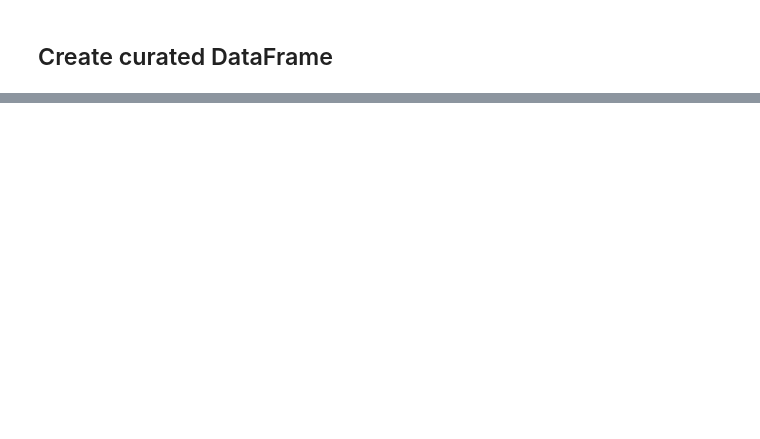
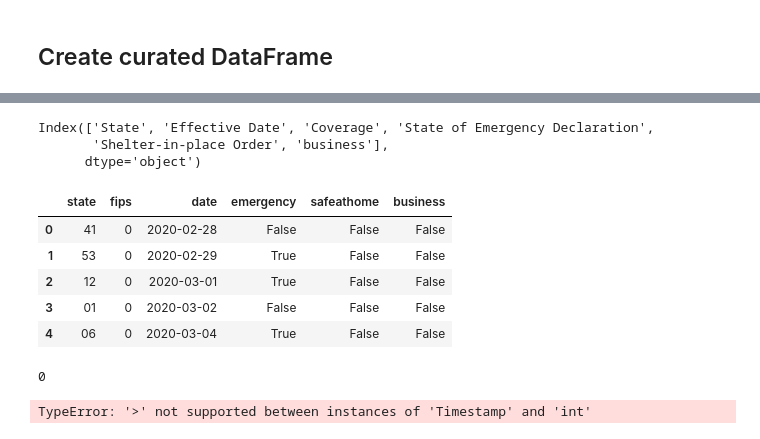
Before and after one commit to danielnee2/SKTW, a Jupyter notebook: JK/StayAtHome.ipynb, the cells around one changed output, grey strips where cells are left out. Cells and saved outputs as stored; diff of their text form; code cells hidden in the pictures; blank space fills up the shorter version.

```diff
--- a/JK/StayAtHome.ipynb
+++ b/JK/StayAtHome.ipynb
@@ -251,0 +278,18 @@ policy.head()
+# %%
+policy3_new.columns
+# %% [output]
+Index(['State', 'Effective Date', 'Coverage', 'State of Emergency Declaration',
+       'Shelter-in-place Order', 'business'],
+      dtype='object')
+# %%
+policy3_new.sort_values(by=['Effective Date'], inplace=True)
+policy3_new.rename(columns={'State':'state', 'Effective Date':'date', 'Coverage':'fips', 'State of Emergency Declaration':'emergency', 'Shelter-in-place Order':'safeathome'}, inplace=True)
+policy3_new = policy3_new[['state','fips','date','emergency','safeathome','business']]
+policy3_new.head()
+# %% [output]
+|  | state | fips | date | emergency | safeathome | business |
+| 0 | 41 | 0 | 2020-02-28 | False | False | False |
+| 1 | 53 | 0 | 2020-02-29 | True | False | False |
+| 2 | 12 | 0 | 2020-03-01 | True | False | False |
+| 3 | 01 | 0 | 2020-03-02 | False | False | False |
+| 4 | 06 | 0 | 2020-03-04 | True | False | False |
@@ -251,0 +302,9 @@ policy.head()
+# %%
+_ = np.array([date_st, date_ed])
+np.where(_<pd.Timestamp('2020-04-01'))[0][-1]
+# %% [output]
+0
+# %%
+policy3_new['date'].to_numpy()<pd.Timestamp('2020-03-01')
+# %% [output]
+TypeError: '>' not supported between instances of 'Timestamp' and 'int'
```
Also changed, not shown: parts of 15 cells of this notebook, 30 other files.
